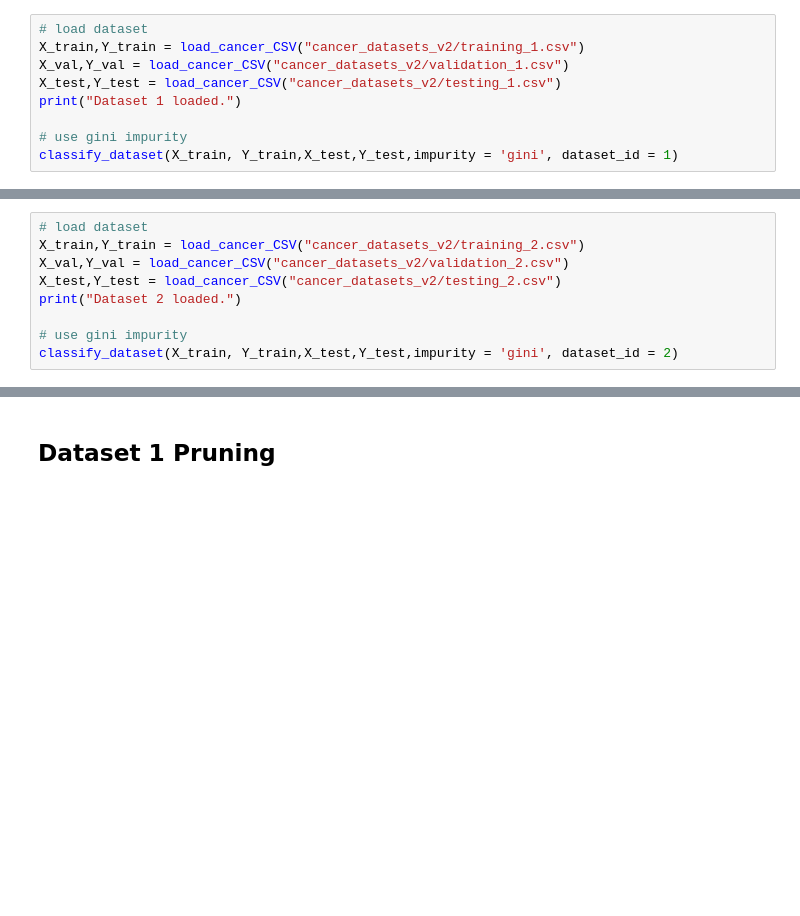
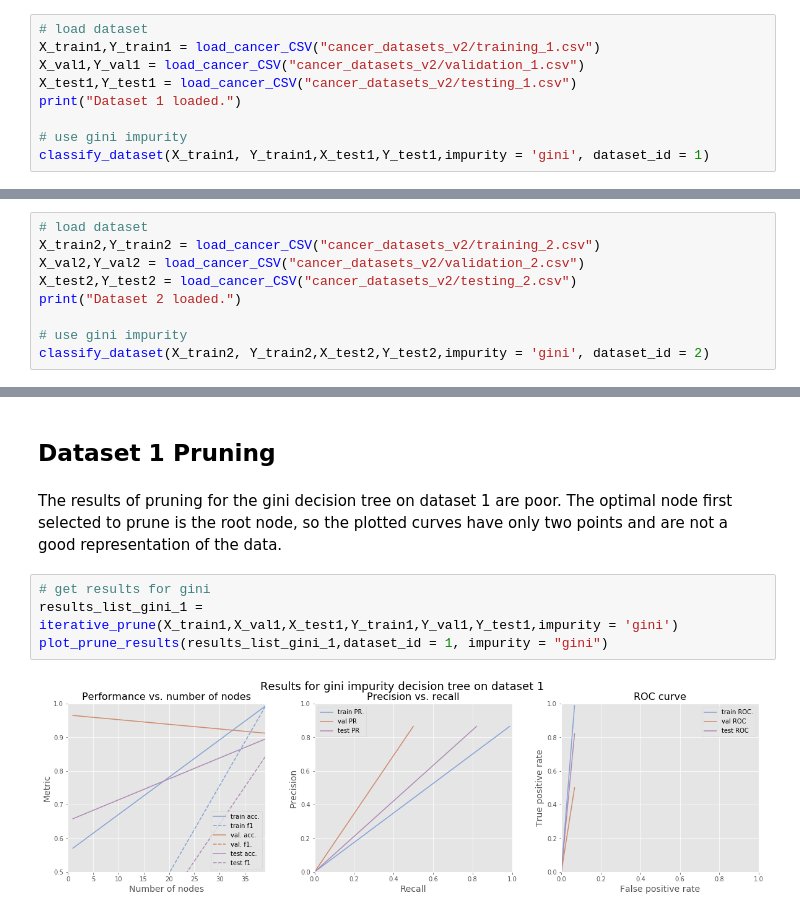
Before and after one commit to DerekGloudemans/decision-tree, a Jupyter notebook: cancer_dataset_evaluation.ipynb, the cells around one changed output, grey strips where cells are left out. Cells and saved outputs as stored; diff of their text form; blank space fills up the shorter version.

Commit message:
Add prune results plotting

```diff
--- a/cancer_dataset_evaluation.ipynb
+++ b/cancer_dataset_evaluation.ipynb
@@ -246,13 +250,13 @@ def classify_dataset(X_train,Y_train,X_test,Y_test,impurity = 'gini',dataset_id
 ## Dataset 1 Classification
 # %%
 # load dataset
-X_train,Y_train = load_cancer_CSV("cancer_datasets_v2/training_1.csv")
-X_val,Y_val = load_cancer_CSV("cancer_datasets_v2/validation_1.csv")
-X_test,Y_test = load_cancer_CSV("cancer_datasets_v2/testing_1.csv")
+X_train1,Y_train1 = load_cancer_CSV("cancer_datasets_v2/training_1.csv")
+X_val1,Y_val1 = load_cancer_CSV("cancer_datasets_v2/validation_1.csv")
+X_test1,Y_test1 = load_cancer_CSV("cancer_datasets_v2/testing_1.csv")
 print("Dataset 1 loaded.")
 
 # use gini impurity
-classify_dataset(X_train, Y_train,X_test,Y_test,impurity = 'gini', dataset_id = 1)
+classify_dataset(X_train1, Y_train1,X_test1,Y_test1,impurity = 'gini', dataset_id = 1)
 # %% [output]
 Dataset 1 loaded.
 Decision tree classifier with gini impurity metric fit to data.
@@ -288,13 +292,13 @@ Results obtained for test dataset.
 ## Dataset 2 Classification
 # %%
 # load dataset
-X_train,Y_train = load_cancer_CSV("cancer_datasets_v2/training_2.csv")
-X_val,Y_val = load_cancer_CSV("cancer_datasets_v2/validation_2.csv")
-X_test,Y_test = load_cancer_CSV("cancer_datasets_v2/testing_2.csv")
+X_train2,Y_train2 = load_cancer_CSV("cancer_datasets_v2/training_2.csv")
+X_val2,Y_val2 = load_cancer_CSV("cancer_datasets_v2/validation_2.csv")
+X_test2,Y_test2 = load_cancer_CSV("cancer_datasets_v2/testing_2.csv")
 print("Dataset 2 loaded.")
 
 # use gini impurity
-classify_dataset(X_train, Y_train,X_test,Y_test,impurity = 'gini', dataset_id = 2)
+classify_dataset(X_train2, Y_train2,X_test2,Y_test2,impurity = 'gini', dataset_id = 2)
 # %% [output]
 Dataset 2 loaded.
 Decision tree classifier with gini impurity metric fit to data.
@@ -338,2 +494,10 @@ Lastly, the performance of both decision trees is worse on dataset 2, of which a
 # %% [markdown]
 ## Dataset 1 Pruning
+# %% [markdown]
+The results of pruning for the gini decision tree on dataset 1 are poor. The optimal node first selected to prune is the root node, so the plotted curves have only two points and are not a good representation of the data.
+# %%
+# get results for gini
+results_list_gini_1 = iterative_prune(X_train1,X_val1,X_test1,Y_train1,Y_val1,Y_test1,impurity = 'gini')
+plot_prune_results(results_list_gini_1,dataset_id = 1, impurity = "gini")
+# %% [output]
+[figure, added]
```
Also changed, not shown: parts of 22 cells of this notebook, 4 other files.
